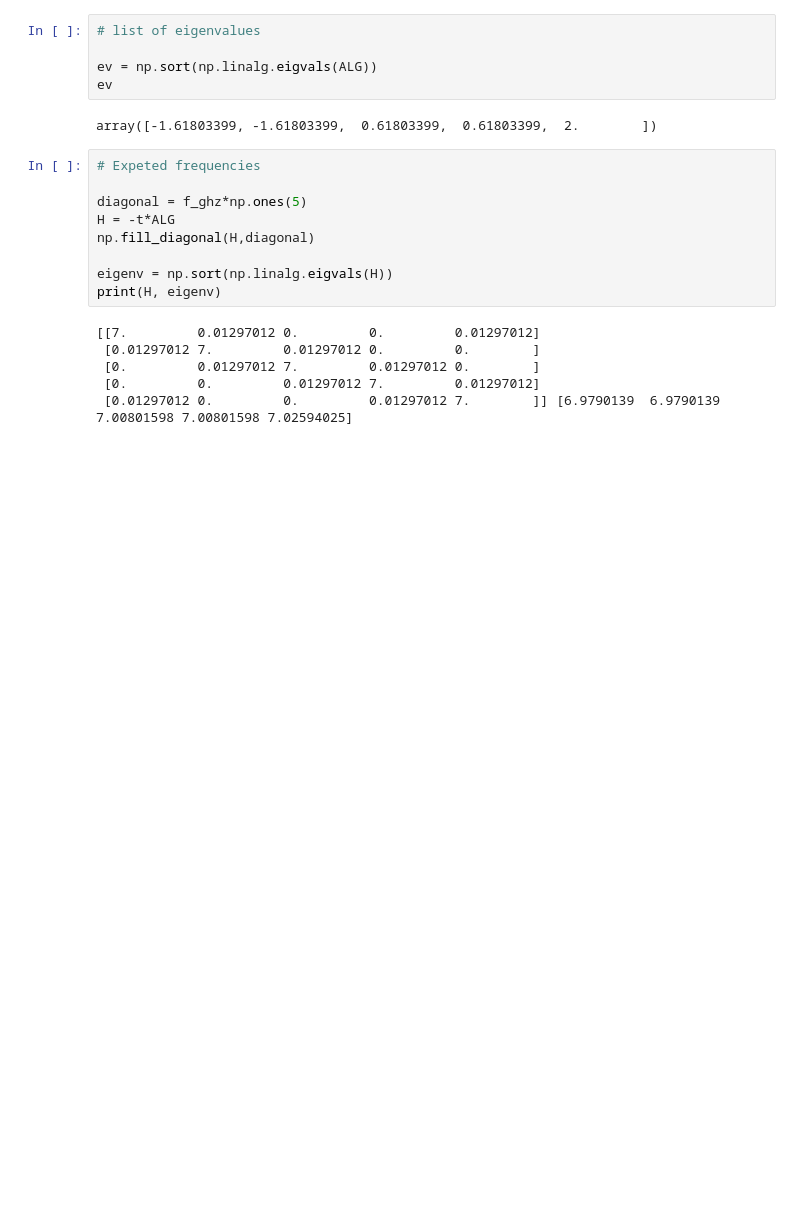
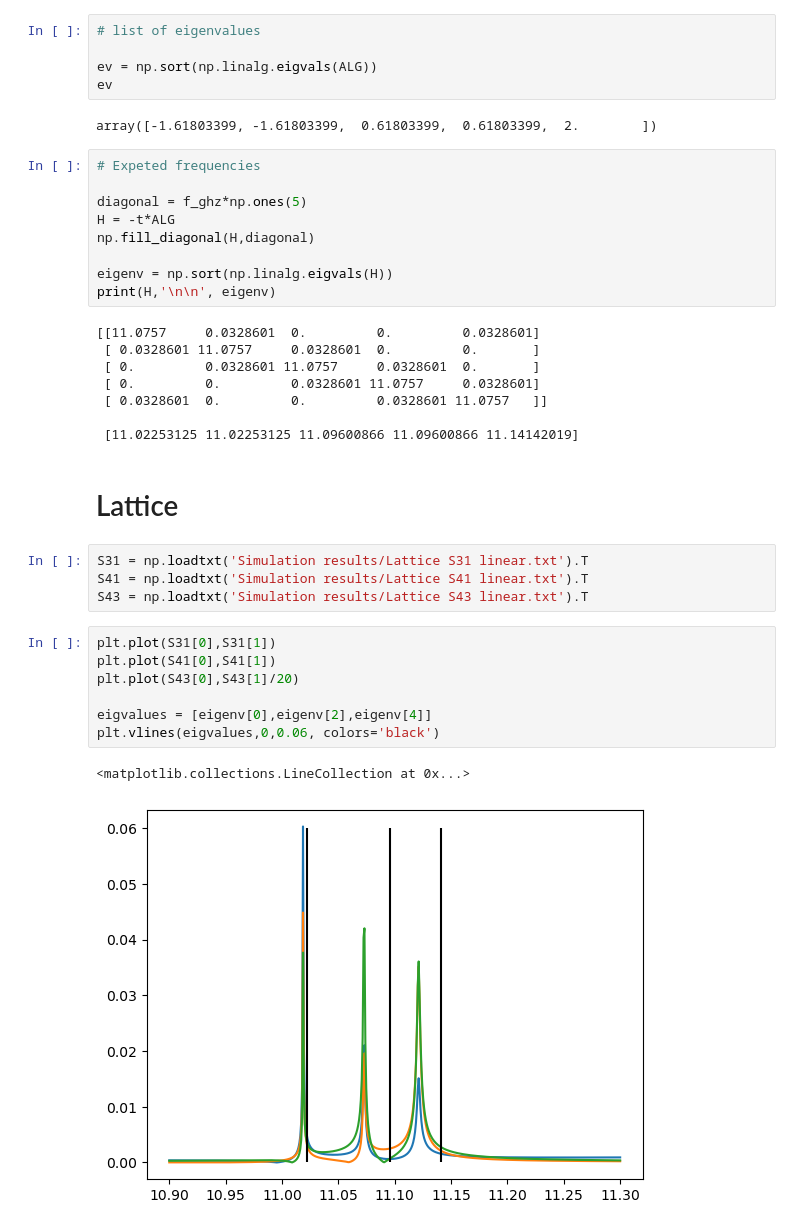
Before and after one commit to ScM-Edh/Sub-lattices, a Jupyter notebook: Five coupled resonators/Analize.ipynb, the cells around one changed output. Drawn from its saved outputs; the diff is of its cells as text; blank space fills up the shorter version.

```diff
--- a/Five coupled resonators/Analize.ipynb
+++ b/Five coupled resonators/Analize.ipynb
@@ -60,10 +82,28 @@ H = -t*ALG
 np.fill_diagonal(H,diagonal)
 
 eigenv = np.sort(np.linalg.eigvals(H))
-print(H, eigenv)
+print(H,'\n\n', eigenv)
 # %% [output]
-[[7.         0.01297012 0.         0.         0.01297012]
- [0.01297012 7.         0.01297012 0.         0.        ]
- [0.         0.01297012 7.         0.01297012 0.        ]
- [0.         0.         0.01297012 7.         0.01297012]
- [0.01297012 0.         0.         0.01297012 7.        ]] [6.9790139  6.9790139  7.00801598 7.00801598 7.02594025]
+[[11.0757     0.0328601  0.         0.         0.0328601]
+ [ 0.0328601 11.0757     0.0328601  0.         0.       ]
+ [ 0.         0.0328601 11.0757     0.0328601  0.       ]
+ [ 0.         0.         0.0328601 11.0757     0.0328601]
+ [ 0.0328601  0.         0.         0.0328601 11.0757   ]]
+
+ [11.02253125 11.02253125 11.09600866 11.09600866 11.14142019]
+# %% [markdown]
+# Lattice
+# %%
+S31 = np.loadtxt('Simulation results/Lattice S31 linear.txt').T
+S41 = np.loadtxt('Simulation results/Lattice S41 linear.txt').T
+S43 = np.loadtxt('Simulation results/Lattice S43 linear.txt').T
+# %%
+plt.plot(S31[0],S31[1])
+plt.plot(S41[0],S41[1])
+plt.plot(S43[0],S43[1]/20)
+
+eigvalues = [eigenv[0],eigenv[2],eigenv[4]]
+plt.vlines(eigvalues,0,0.06, colors='black')
+# %% [output]
+<matplotlib.collections.LineCollection at 0x...>
+[figure, added]
```
Also changed, not shown: parts of 5 cells of this notebook, 11 other files.
